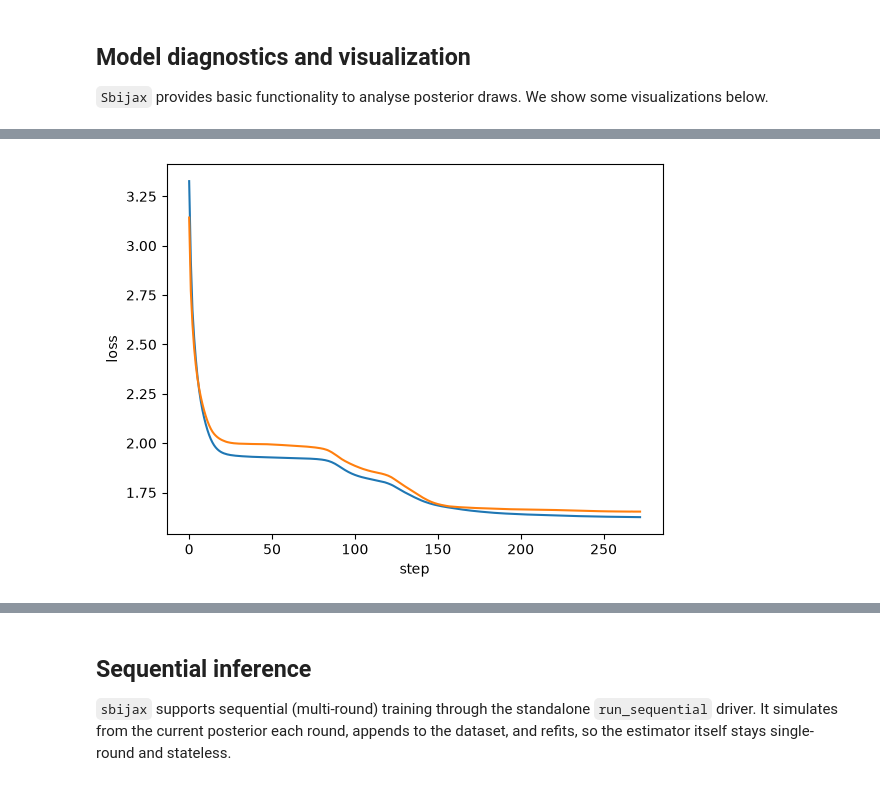
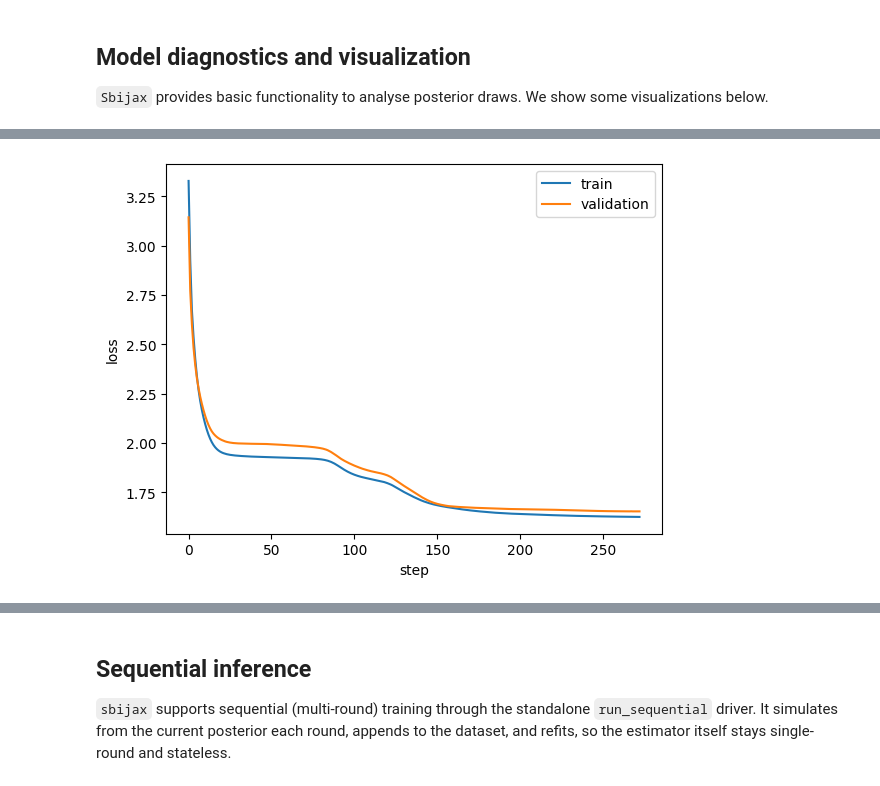
Before and after one commit to dirmeier/sbijax, a Jupyter notebook: docs/notebooks/more_detailed_intro.ipynb, the cells around one changed output, grey strips where cells are left out. Cells and saved outputs as stored; diff of their text form; code cells hidden in the pictures.

```diff
--- a/docs/notebooks/more_detailed_intro.ipynb
+++ b/docs/notebooks/more_detailed_intro.ipynb
@@ -35,14 +35,19 @@ Using TensorFlow Probability, the prior model and simulator are implemented like
 from jax import numpy as jnp, random as jr
 from tensorflow_probability.substrates.jax import distributions as tfd
 
+
 def prior_fn():
-    prior = tfd.JointDistributionNamed(dict(
-        mean=tfd.Normal(jnp.zeros(2), 1.0),
-        scale=tfd.HalfNormal(jnp.ones(1)),
-    ), batch_ndims=0)
-    return prior
+  prior = tfd.JointDistributionNamed(
+    dict(
+      mean=tfd.Normal(jnp.zeros(2), 1.0),
+      scale=tfd.HalfNormal(jnp.ones(1)),
+    ),
+    batch_ndims=0,
+  )
+  return prior
+
 
 def simulator_fn(seed: jr.PRNGKey, theta: dict[str, jax.Array]):
-    p = tfd.Normal(jnp.zeros_like(theta["mean"]), 1.0)
-    y = theta["mean"] + theta["scale"] * p.sample(seed=seed)
-    return y
+  p = tfd.Normal(jnp.zeros_like(theta["mean"]), 1.0)
+  y = theta["mean"] + theta["scale"] * p.sample(seed=seed)
+  return y
@@ -127,18 +139,19 @@ def make_custom_affine_maf(n_dimension, n_layers, hidden_sizes):
 # %%
 neural_network = make_custom_affine_maf(n_dim_data, n_layers, hidden_sizes)
-model = nle(prior, neural_network)
+model = nle(neural_network)
 # %% [markdown]
 ## Training and Inference
 
 Inference is then as easy as simulating some data, fitting the data to the model, a sampling from the approximate posterior. The data set is a dictionary of dictionaries (a PyTree in JAX lingo). It contains samples for the simulator function, called `y`, and parameter samples from the prior model, called `theta`.
 # %%
-from sbijax import simulate
+from sbijax import sample, simulate, train
+from sbijax.mcmc import make_sampler, nuts
 
 data = simulate(
-    jr.PRNGKey(1),
-    prior,
-    simulator_fn,
-    n=10_000,
+  jr.key(1),
+  prior,
+  simulator_fn,
+  n=10_000,
 )
 data
 # %% [output]
@@ -162,10 +175,7 @@ data
 # %% [markdown]
 We then fit the model using the typical flow matching loss.
 # %%
-params, info = model.fit(
-    jr.PRNGKey(2),
-    data
-)
+params, info = train(jr.key(2), model, data)
 # %% [markdown]
 Finally, we sample from the posterior distribution for a specific observation $y_{\text{obs}}$.
 # %%
@@ -185,10 +206,12 @@ plt.show()
 # %%
-plt.plot(info.losses[1:])
+plt.plot(info.losses[1:, 0], label="train")
+plt.plot(info.losses[1:, 1], label="validation")
 plt.xlabel("step")
 plt.ylabel("loss")
+plt.legend()
 plt.show()
 # %% [output]
-[figure, old version]
+[figure, new version]
 # %%
 print("ESS:", sbijax.ess(samples))
 print("R-hat:", sbijax.rhat(samples))
```
Also changed, not shown: parts of 19 cells of this notebook, 19 other files.
